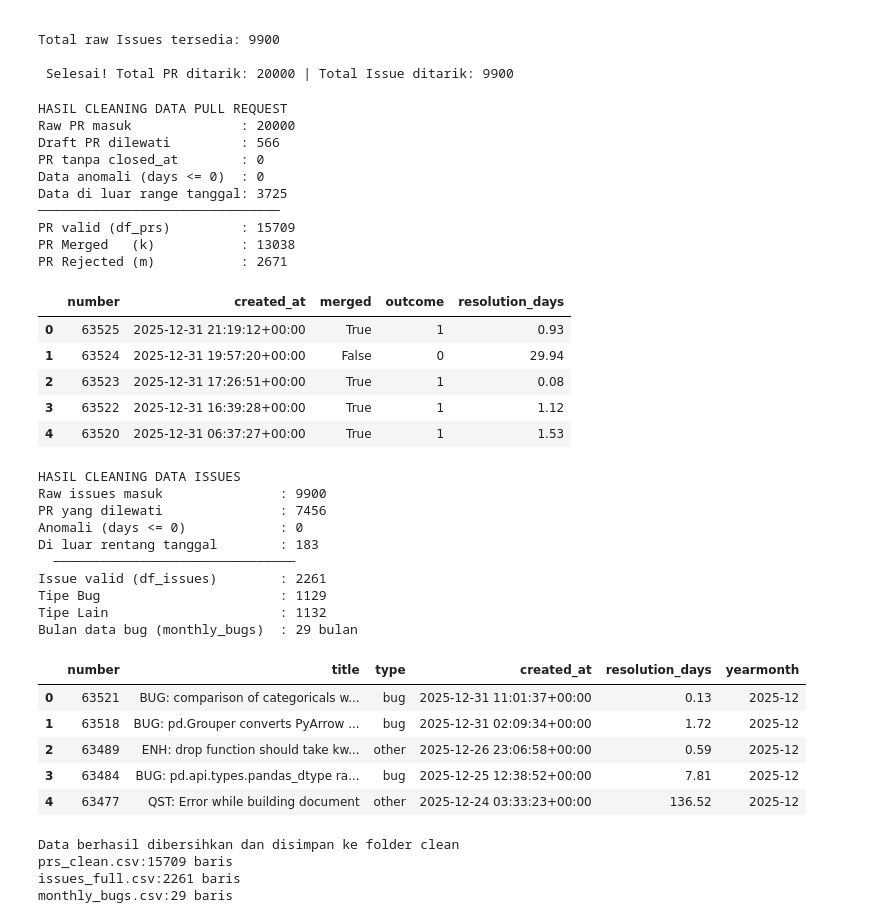
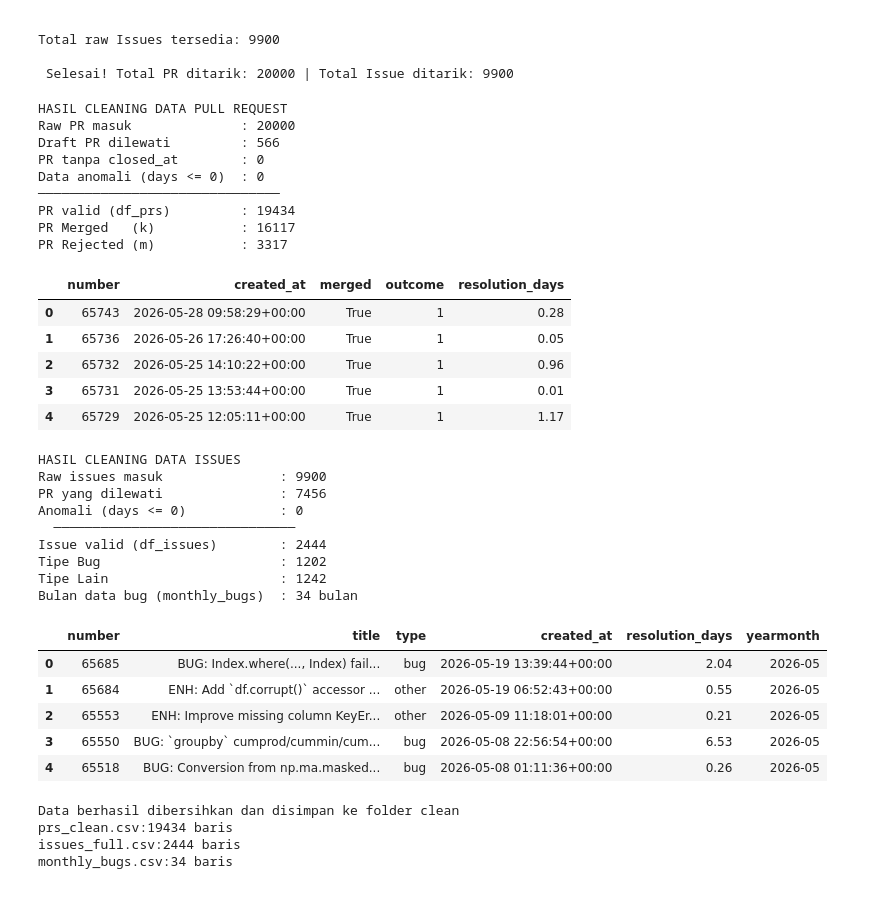
Before and after one commit to DRNCW/stat-audit-pandas-Tim7--sti-2025, a Jupyter notebook: Notebooks/01_eda.ipynb, the cells around one changed output. Drawn from its saved outputs; the diff is of its cells as text; code cells hidden in the pictures.

```diff
--- a/Notebooks/01_eda.ipynb
+++ b/Notebooks/01_eda.ipynb
@@ -71,7 +71,7 @@ def fetch_github_data(endpoint, params, max_pages=20):
     return all_data
 
 # A. Fetch Pull Requests (RQ1)
-pr_params = {"state": "closed", "sort": "created", "direction": "desc","since": "2021-01-01T00:00:00Z"}
+pr_params = {"state": "closed", "sort": "created", "direction": "desc"}
 raw_prs = fetch_github_data("pulls", pr_params, max_pages=200)
 with open("../data/raw/raw_prs.json", "w") as f: json.dump(raw_prs, f) # Simpan data mentah sebagai backup
 print(f"Data berhasil disimpan ke: {"../data/raw/raw_prs.json"}")
@@ -79,7 +79,7 @@ print(f"\nTotal raw PR tersedia: {len(raw_prs)}")
 
 # B. Fetch Issues (RQ2 & RQ3)
 print("Memulai fetch data issues untuk data pre dan post Pandas 2.0.\n")
-issue_params = {"state": "closed", "sort": "created", "direction": "desc", "since": "2021-01-01T00:00:00Z"}
+issue_params = {"state": "closed", "sort": "created", "direction": "desc"}
 raw_issues = fetch_github_data("issues", issue_params, max_pages=200)
 
 with open("../data/raw/raw_issues.json", "w") as f: json.dump(raw_issues, f) # Simpan data mentah sebagai backup
@@ -113,7 +113,6 @@ pr_list = []
 jumlah_draft_dilewati = 0
 jumlah_tanpa_closed = 0
 jumlah_anomali = 0
-jumlah_diluar_range = 0
 
 for pr in raw_prs:
     if pr.get("draft") == True:
@@ -121,14 +120,6 @@ for pr in raw_prs:
         continue
 
     created   = pd.Timestamp(pr["created_at"])
-
-    start_bound = pd.Timestamp("2021-01-01", tz="UTC")
-    end_bound = pd.Timestamp("2025-12-31 23:59:59", tz="UTC")
-
-    if not (start_bound <= created <= end_bound):
-        jumlah_diluar_range += 1
-        continue
-
     closed_at = pr.get("closed_at")
     merged_at = pr.get("merged_at")
 
@@ -160,7 +151,6 @@ print(f"Raw PR masuk              : {len(raw_prs)}")
 print(f"Draft PR dilewati         : {jumlah_draft_dilewati}")
 print(f"PR tanpa closed_at        : {jumlah_tanpa_closed}")
 print(f"Data anomali (days <= 0)  : {jumlah_anomali}")
-print(f"Data di luar range tanggal: {jumlah_diluar_range}")
 print(f"───────────────────────────────")
 print(f"PR valid (df_prs)         : {len(df_prs)}")
 print(f"PR Merged   (k)           : {df_prs['merged'].sum()}")
@@ -173,41 +163,31 @@ Raw PR masuk              : 20000
 Draft PR dilewati         : 566
 PR tanpa closed_at        : 0
 Data anomali (days <= 0)  : 0
-Data di luar range tanggal: 3725
 ───────────────────────────────
-PR valid (df_prs)         : 15709
-PR Merged   (k)           : 13038
-PR Rejected (m)           : 2671
+PR valid (df_prs)         : 19434
+PR Merged   (k)           : 16117
+PR Rejected (m)           : 3317
 |  | number | created_at | merged | outcome | resolution_days |
-| 0 | 63525 | 2025-12-31 21:19:12+00:00 | True | 1 | 0.93 |
-| 1 | 63524 | 2025-12-31 19:57:20+00:00 | False | 0 | 29.94 |
-| 2 | 63523 | 2025-12-31 17:26:51+00:00 | True | 1 | 0.08 |
-| 3 | 63522 | 2025-12-31 16:39:28+00:00 | True | 1 | 1.12 |
-| 4 | 63520 | 2025-12-31 06:37:27+00:00 | True | 1 | 1.53 |
+| 0 | 65743 | 2026-05-28 09:58:29+00:00 | True | 1 | 0.28 |
+| 1 | 65736 | 2026-05-26 17:26:40+00:00 | True | 1 | 0.05 |
+| 2 | 65732 | 2026-05-25 14:10:22+00:00 | True | 1 | 0.96 |
+| 3 | 65731 | 2026-05-25 13:53:44+00:00 | True | 1 | 0.01 |
+| 4 | 65729 | 2026-05-25 12:05:11+00:00 | True | 1 | 1.17 |
 # %%
 # 4. Data Cleaning untuk Issues
 issue_list = []
 jumlah_pr_dilewati  = 0
 jumlah_anomali_iss  = 0
-jumlah_diluar_range = 0
 
 for issue in raw_issues:
     if "pull_request" in issue:
         jumlah_pr_dilewati += 1
         continue
 
-    created = pd.Timestamp(issue["created_at"])
-
-    start_bound = pd.Timestamp("2021-01-01", tz="UTC")
-    end_bound = pd.Timestamp("2025-12-31 23:59:59", tz="UTC")
-
-    if not (start_bound <= created <= end_bound):
-        jumlah_diluar_range += 1
-        continue
-
     labels = [label["name"].lower() for label in issue.get("labels", [])]
     is_bug = any("bug" in label for label in labels)
 
+    created = pd.Timestamp(issue["created_at"])
     closed_at = issue.get("closed_at")
     if closed_at is None: continue
 
@@ -228,44 +208,42 @@ for issue in raw_issues:
 
 df_issues = pd.DataFrame(issue_list)
 
 # Buat dataframe khusus bug per bulan untuk Poisson (RQ2)
 df_issues["yearmonth"] = df_issues["created_at"].dt.to_period("M")
 df_bugs = df_issues[df_issues["type"] == "bug"].copy()
 monthly_bugs = df_bugs.groupby("yearmonth").size().reset_index(name="bug_count")
 monthly_bugs["timestamp"] = monthly_bugs["yearmonth"].dt.to_timestamp()
 monthly_bugs["period"]    = monthly_bugs["timestamp"].apply(
     lambda x: "post_v2" if x >= PANDAS_V2_DATE else "pre_v2"
 )
 
 print("HASIL CLEANING DATA ISSUES")
 print(f"Raw issues masuk               : {len(raw_issues)}")
 print(f"PR yang dilewati               : {jumlah_pr_dilewati}")
 print(f"Anomali (days <= 0)            : {jumlah_anomali_iss}")
-print(f"Di luar rentang tanggal        : {jumlah_diluar_range}")
 print(f"  ───────────────────────────────")
 print(f"Issue valid (df_issues)        : {len(df_issues)}")
 print(f"Tipe Bug                       : {len(df_bugs)}")
 print(f"Tipe Lain                      : {len(df_issues) - len(df_bugs)}")
 print(f"Bulan data bug (monthly_bugs)  : {len(monthly_bugs)} bulan")
 print()
 df_issues.head()
 # %% [output]
 HASIL CLEANING DATA ISSUES
 Raw issues masuk               : 9900
 PR yang dilewati               : 7456
 Anomali (days <= 0)            : 0
-Di luar rentang tanggal        : 183
   ───────────────────────────────
-Issue valid (df_issues)        : 2261
-Tipe Bug                       : 1129
-Tipe Lain                      : 1132
-Bulan data bug (monthly_bugs)  : 29 bulan
+Issue valid (df_issues)        : 2444
+Tipe Bug                       : 1202
+Tipe Lain                      : 1242
+Bulan data bug (monthly_bugs)  : 34 bulan
 |  | number | title | type | created_at | resolution_days | yearmonth |
-| 0 | 63521 | BUG: comparison of categoricals w... | bug | 2025-12-31 11:01:37+00:00 | 0.13 | 2025-12 |
-| 1 | 63518 | BUG: pd.Grouper converts PyArrow ... | bug | 2025-12-31 02:09:34+00:00 | 1.72 | 2025-12 |
-| 2 | 63489 | ENH: drop function should take kw... | other | 2025-12-26 23:06:58+00:00 | 0.59 | 2025-12 |
-| 3 | 63484 | BUG: pd.api.types.pandas_dtype ra... | bug | 2025-12-25 12:38:52+00:00 | 7.81 | 2025-12 |
-| 4 | 63477 | QST: Error while building document | other | 2025-12-24 03:33:23+00:00 | 136.52 | 2025-12 |
+| 0 | 65685 | BUG: Index.where(..., Index) fail... | bug | 2026-05-19 13:39:44+00:00 | 2.04 | 2026-05 |
+| 1 | 65684 | ENH: Add `df.corrupt()` accessor ... | other | 2026-05-19 06:52:43+00:00 | 0.55 | 2026-05 |
+| 2 | 65553 | ENH: Improve missing column KeyEr... | other | 2026-05-09 11:18:01+00:00 | 0.21 | 2026-05 |
+| 3 | 65550 | BUG: `groupby` cumprod/cummin/cum... | bug | 2026-05-08 22:56:54+00:00 | 6.53 | 2026-05 |
+| 4 | 65518 | BUG: Conversion from np.ma.masked... | bug | 2026-05-08 01:11:36+00:00 | 0.26 | 2026-05 |
 # %%
 # 5. Simpan Dataset Bersih ke CSV
 df_prs.to_csv("../data/clean/prs_clean.csv", index=False)
@@ -278,9 +256,9 @@ print(f"issues_full.csv:{len(df_issues)} baris")
 print(f"monthly_bugs.csv:{len(monthly_bugs)} baris")
 # %% [output]
 Data berhasil dibersihkan dan disimpan ke folder clean
-prs_clean.csv:15709 baris
-issues_full.csv:2261 baris
-monthly_bugs.csv:29 baris
+prs_clean.csv:19434 baris
+issues_full.csv:2444 baris
+monthly_bugs.csv:34 baris
 # %%
 # 6. Statistik Deskriptif
 print("STATISTIK DESKRIPTIF — PULL REQUEST (df_prs)")
```
Also changed, not shown: parts of 4 cells of this notebook.
